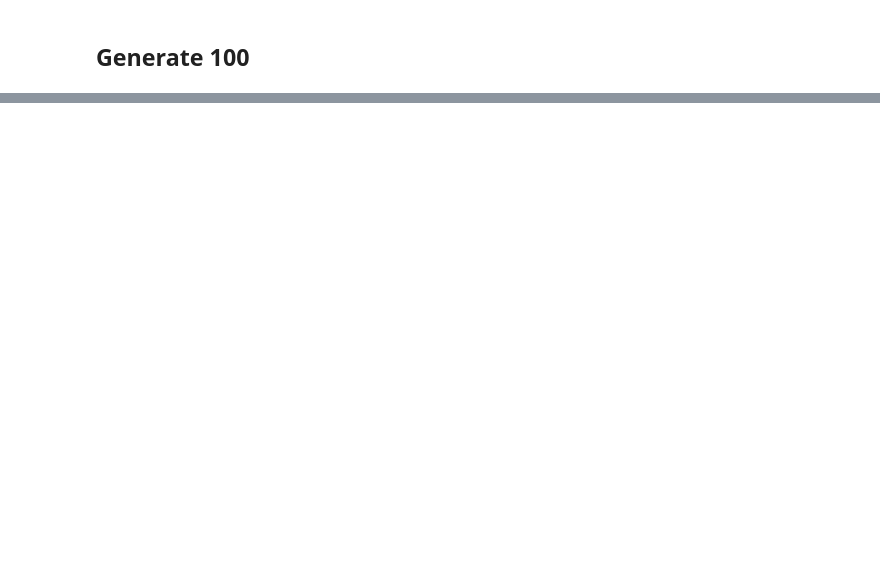
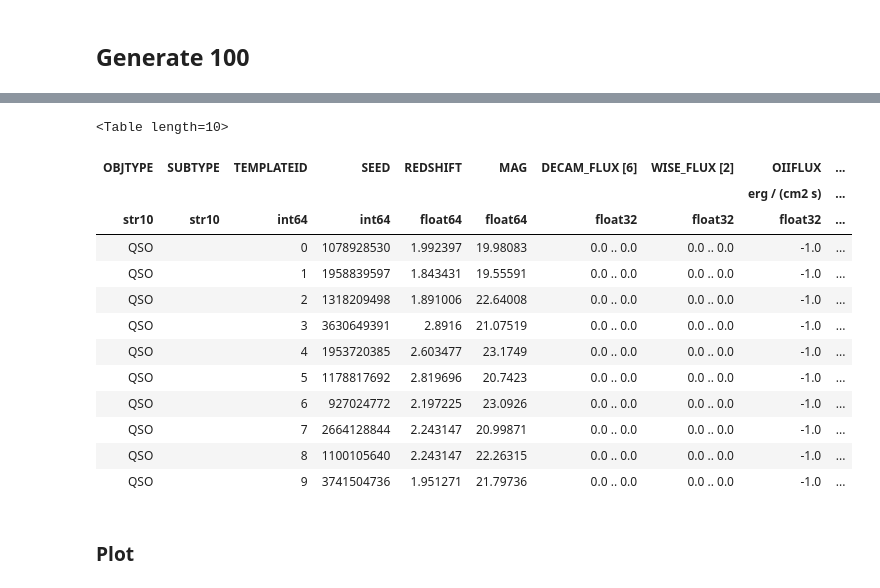
Before and after one commit to desihub/desisim, a Jupyter notebook: doc/nb/QSO_templates.ipynb, the cells around one changed output, grey strips where cells are left out. Saved outputs shown, nothing was run; the diff lists cells and outputs as text; code cells hidden in the pictures; blank space fills up the shorter version.

```diff
--- a/doc/nb/QSO_templates.ipynb
+++ b/doc/nb/QSO_templates.ipynb
@@ -42,0 +31,2 @@ plt.close
+# %%
+flux2, wave2, meta = dslya.get_spectra('/home/xavier/Dropbox/DESI/lya_forest/v0.0.2/simpleSpec_0.fits.gz', nqso=100)
@@ -42,0 +35,19 @@ plt.close
+# %%
+meta[0:10]
+# %% [output]
+<Table length=10>
+| OBJTYPE | SUBTYPE | TEMPLATEID | SEED | REDSHIFT | MAG | DECAM_FLUX [6] | WISE_FLUX [2] | OIIFLUX | ... |
+|  |  |  |  |  |  |  |  | erg / (cm2 s) | ... |
+| str10 | str10 | int64 | int64 | float64 | float64 | float32 | float32 | float32 | ... |
+| QSO |  | 0 | 1078928530 | 1.992397 | 19.98083 | 0.0 .. 0.0 | 0.0 .. 0.0 | -1.0 | ... |
+| QSO |  | 1 | 1958839597 | 1.843431 | 19.55591 | 0.0 .. 0.0 | 0.0 .. 0.0 | -1.0 | ... |
+| QSO |  | 2 | 1318209498 | 1.891006 | 22.64008 | 0.0 .. 0.0 | 0.0 .. 0.0 | -1.0 | ... |
+| QSO |  | 3 | 3630649391 | 2.8916 | 21.07519 | 0.0 .. 0.0 | 0.0 .. 0.0 | -1.0 | ... |
+| QSO |  | 4 | 1953720385 | 2.603477 | 23.1749 | 0.0 .. 0.0 | 0.0 .. 0.0 | -1.0 | ... |
+| QSO |  | 5 | 1178817692 | 2.819696 | 20.7423 | 0.0 .. 0.0 | 0.0 .. 0.0 | -1.0 | ... |
+| QSO |  | 6 | 927024772 | 2.197225 | 23.0926 | 0.0 .. 0.0 | 0.0 .. 0.0 | -1.0 | ... |
+| QSO |  | 7 | 2664128844 | 2.243147 | 20.99871 | 0.0 .. 0.0 | 0.0 .. 0.0 | -1.0 | ... |
+| QSO |  | 8 | 1100105640 | 2.243147 | 22.26315 | 0.0 .. 0.0 | 0.0 .. 0.0 | -1.0 | ... |
+| QSO |  | 9 | 3741504736 | 1.951271 | 21.79736 | 0.0 .. 0.0 | 0.0 .. 0.0 | -1.0 | ... |
+# %% [markdown]
+### Plot
```
Also changed, not shown: parts of 11 cells of this notebook, 3 other files.
